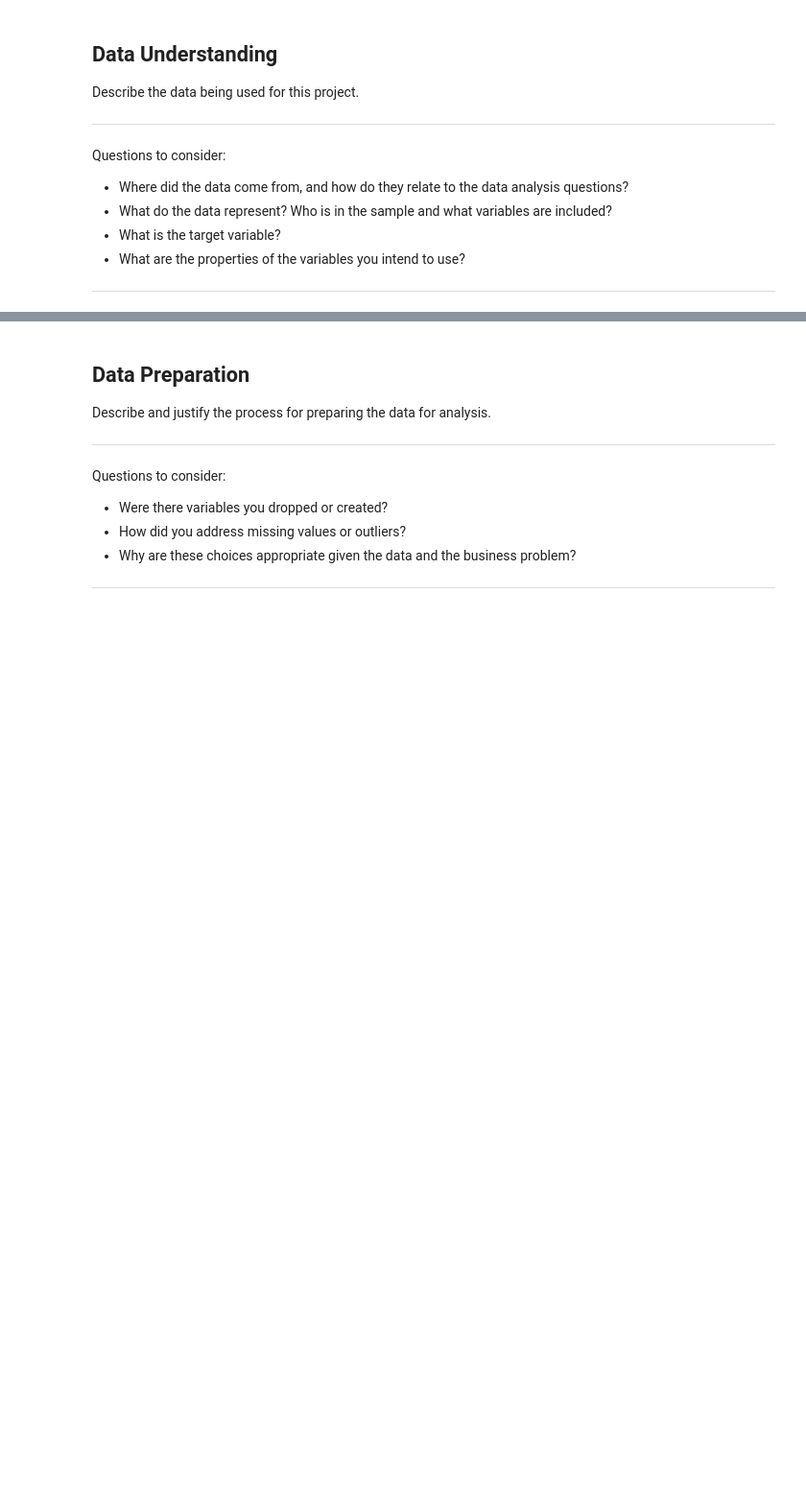
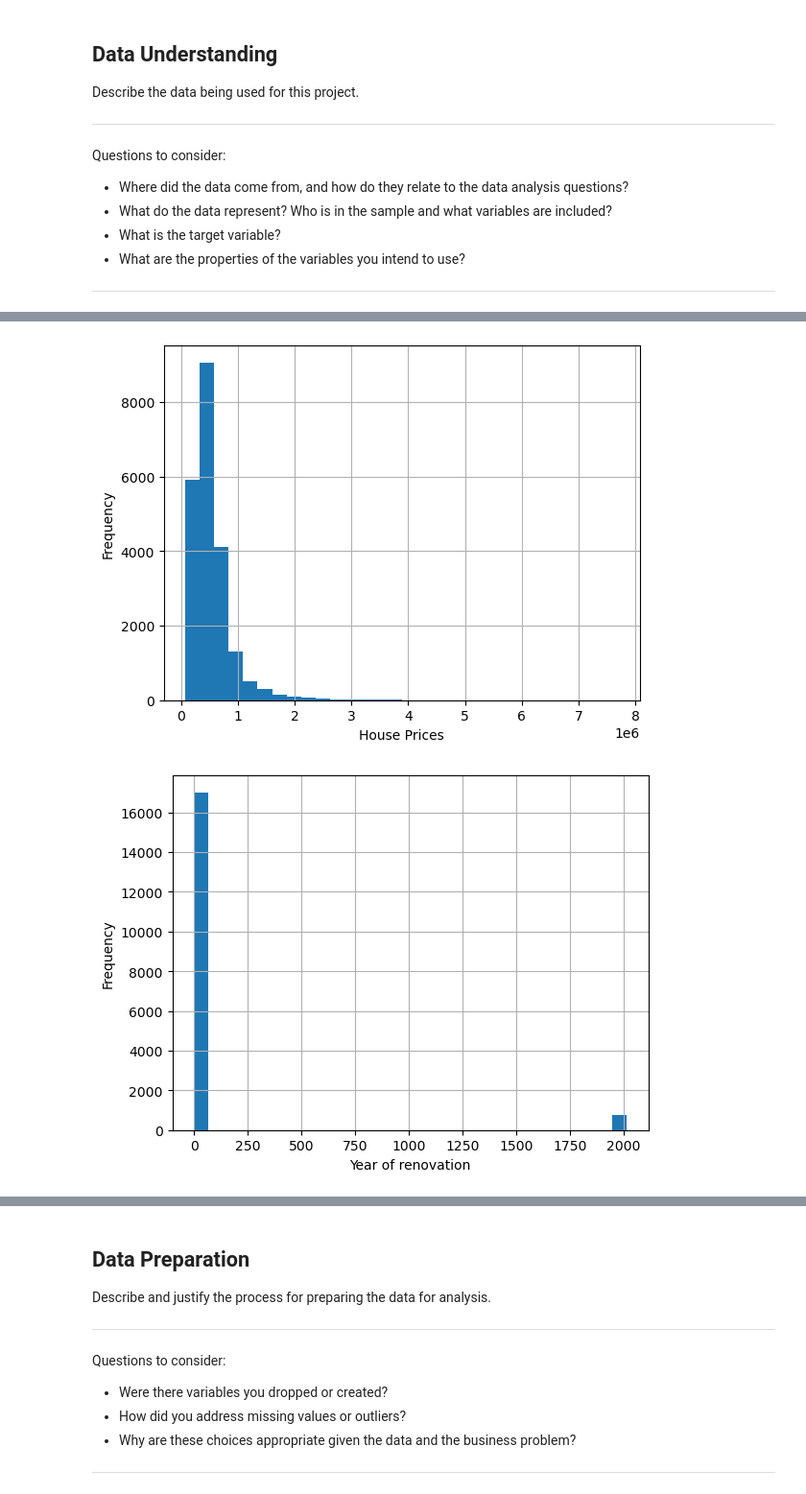
Before and after one commit to PerisWamoni/House-Sales-Analysis, a Jupyter notebook: house_sales.ipynb, the cells around one changed output, grey strips where cells are left out. Shown at 96% size. Cells and saved outputs as stored; diff of their text form; code cells hidden in the pictures; blank space fills up the shorter version.

```diff
--- a/house_sales.ipynb
+++ b/house_sales.ipynb
@@ -50,0 +41,3 @@ viz.sample_plot_1()
+# %%
+# Loading csv file into a pandas dataframe
+df = pd.read_csv('data/kc_house_data.csv')
@@ -50,0 +143,19 @@ viz.sample_plot_1()
+# %%
+# Visualizing the data for better understanding
+df['price'].hist(bins=30)
+plt.xlabel('House Prices')
+plt.ylabel('Frequency')
+plt.show()
+
+df['yr_renovated'].hist(bins=30)
+plt.xlabel('Year of renovation')
+plt.ylabel('Frequency')
+plt.show()
+
+df['floors'].value_counts().plot(kind='bar')
+plt.xlabel('floors')
+plt.ylabel('Frequency')
+plt.show()
+# %% [output]
+[figure, added]
+[figure, added]
```
Also changed, not shown: parts of 53 cells of this notebook.
